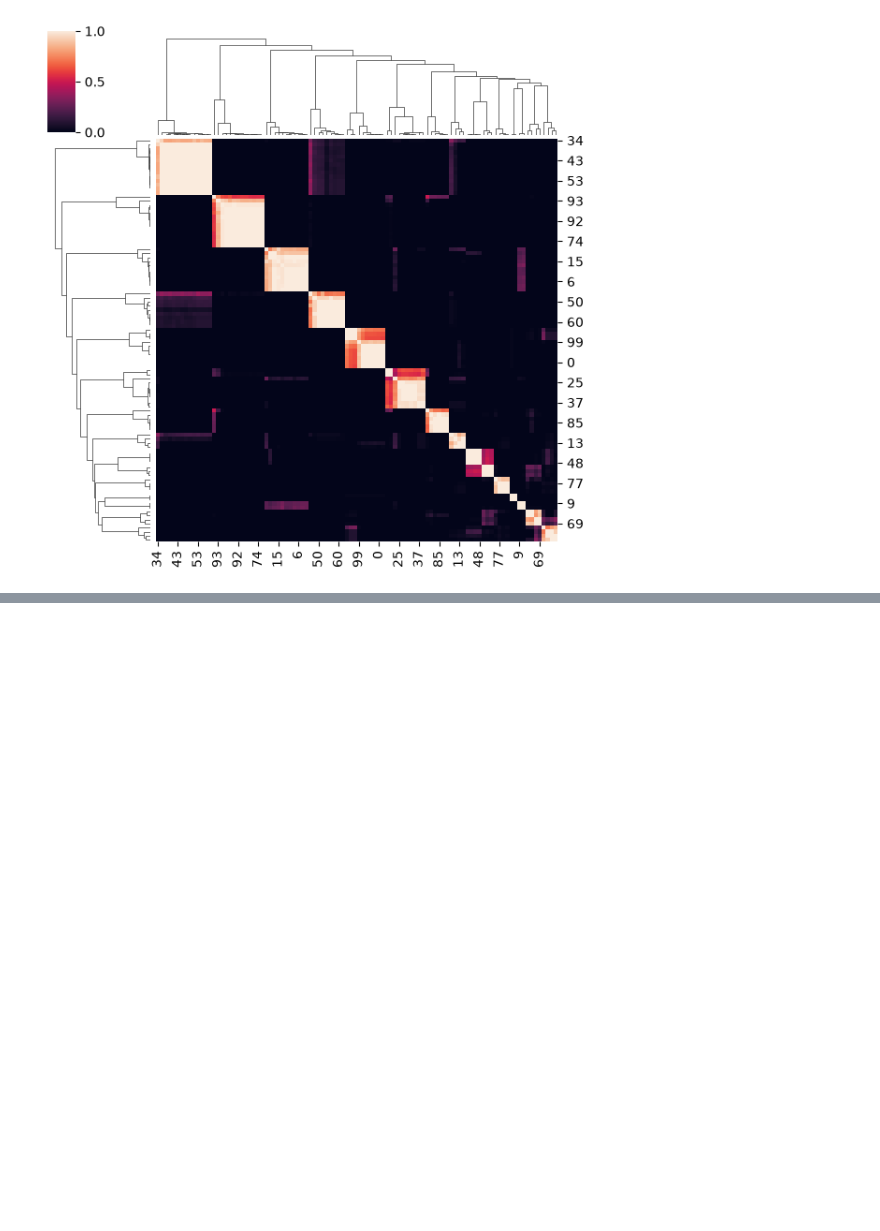
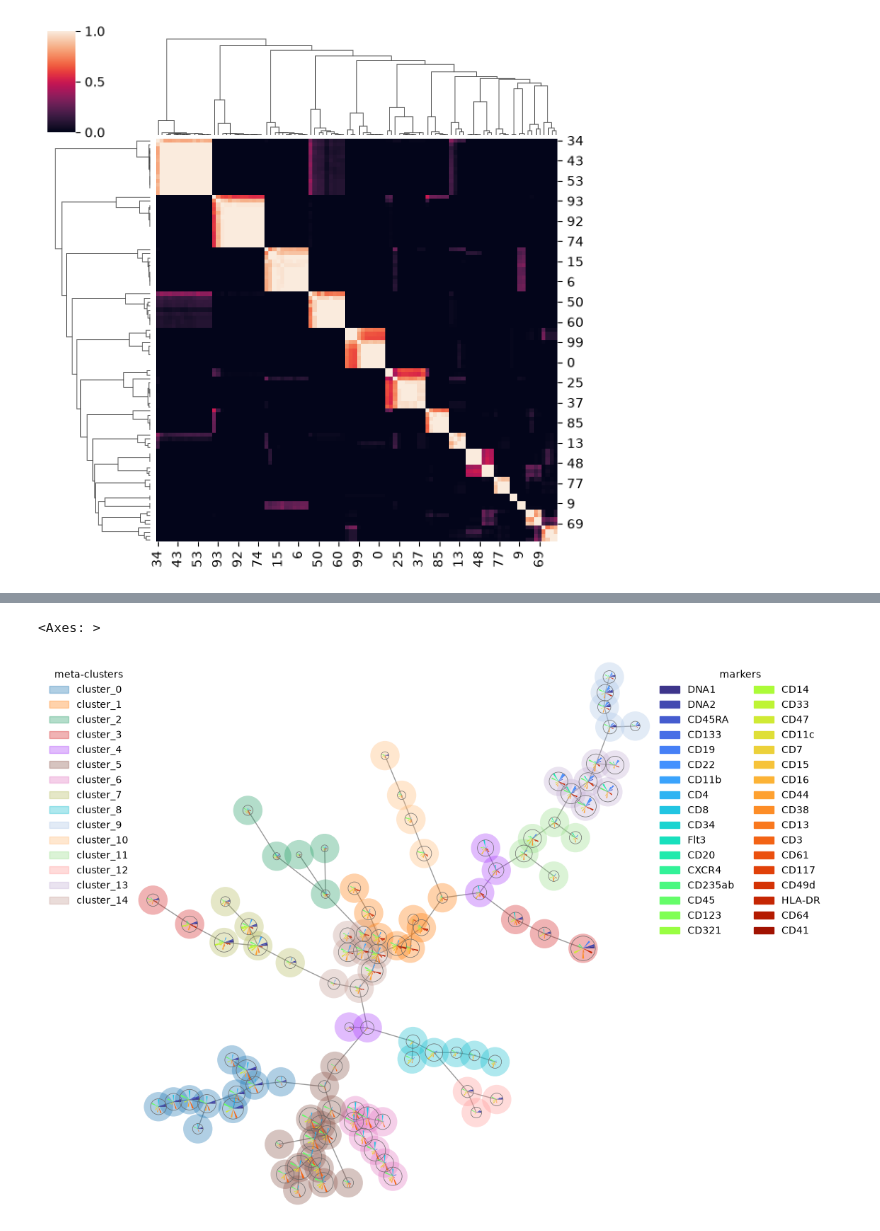
Before and after one commit to scverse/pytometry, a Jupyter notebook: docs/examples/03_flowsom.ipynb, the cells around one changed output, grey strips where cells are left out. Saved outputs shown, nothing was run; the diff lists cells and outputs as text; code cells hidden in the pictures; blank space fills up the shorter version.

```diff
--- a/docs/examples/03_flowsom.ipynb
+++ b/docs/examples/03_flowsom.ipynb
@@ -275,0 +310,5 @@ cluster_objs["consensus_clustering"].plot_clustermap(n_clusters, figsize=(6, 6))
+# %%
+pm.pl.flowsom_stars(adata_flowsom, key="kmeans_clusters", figsize=(10, 10))
+# %% [output]
+<Axes: >
+[figure, added]
```
Also changed, not shown: parts of 7 cells of this notebook.
